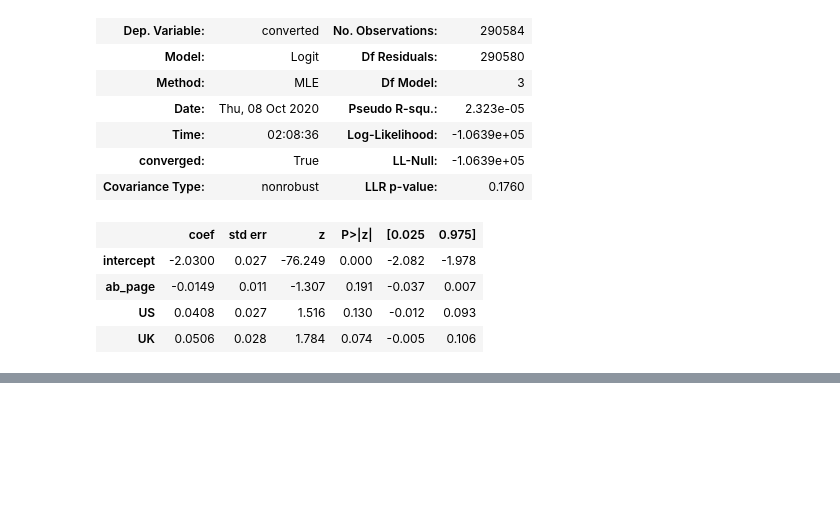
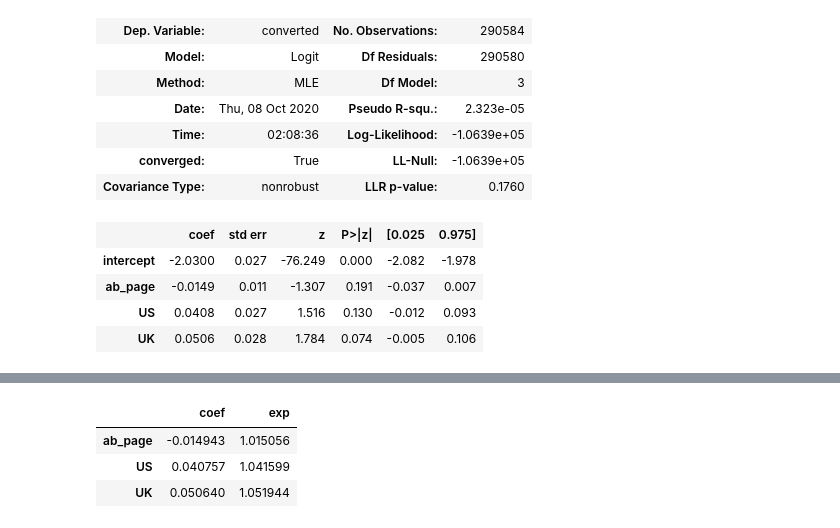
Before and after one commit to ahmed-gharib89/Analyze_ab_test_results, a Jupyter notebook: Analyze_ab_test_results_notebook.ipynb, the cells around one changed output, grey strips where cells are left out. Cells and saved outputs as stored; diff of their text form; code cells hidden in the pictures; blank space fills up the shorter version.

```diff
--- a/Analyze_ab_test_results_notebook.ipynb
+++ b/Analyze_ab_test_results_notebook.ipynb
@@ -437,0 +421,9 @@ It can take us up to a week to grade the project, but in most cases it is much f
+# %%
+interpretation = pd.DataFrame(results.params, columns=['coef']).drop('intercept', axis=0)
+interpretation['exp'] = interpretation.coef.astype('float').apply(lambda x: np.exp(x) if x > 0 else 1/np.exp(x))
+interpretation
+# %% [output]
+|  | coef | exp |
+| ab_page | -0.014943 | 1.015056 |
+| US | 0.040757 | 1.041599 |
+| UK | 0.050640 | 1.051944 |
```
Also changed, not shown: parts of 2 cells of this notebook.
